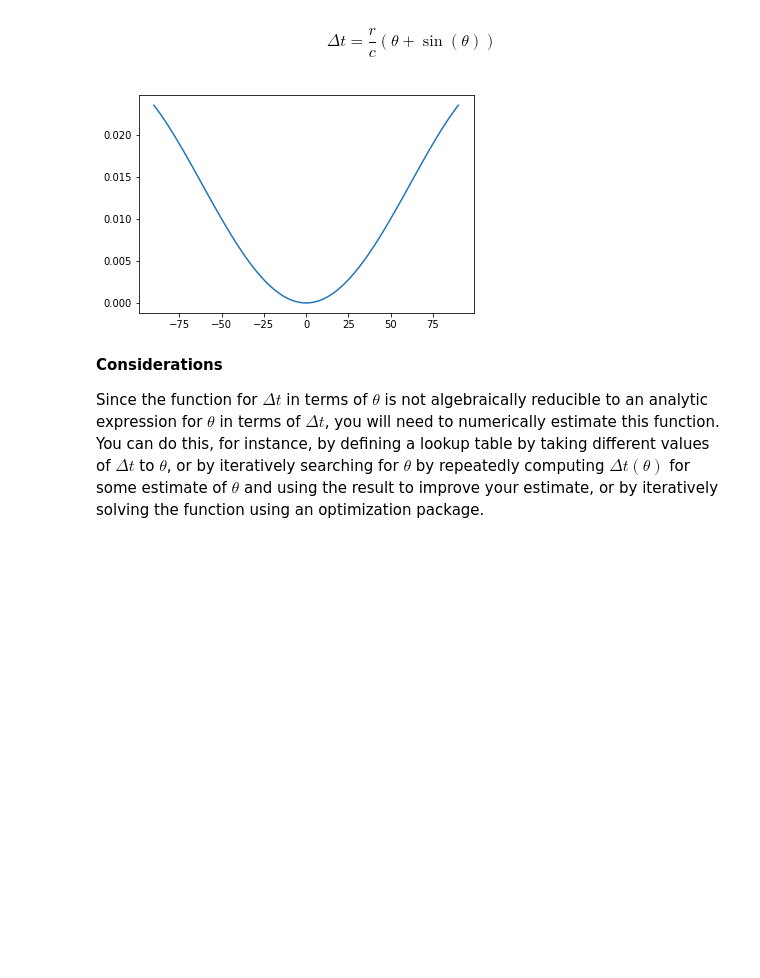
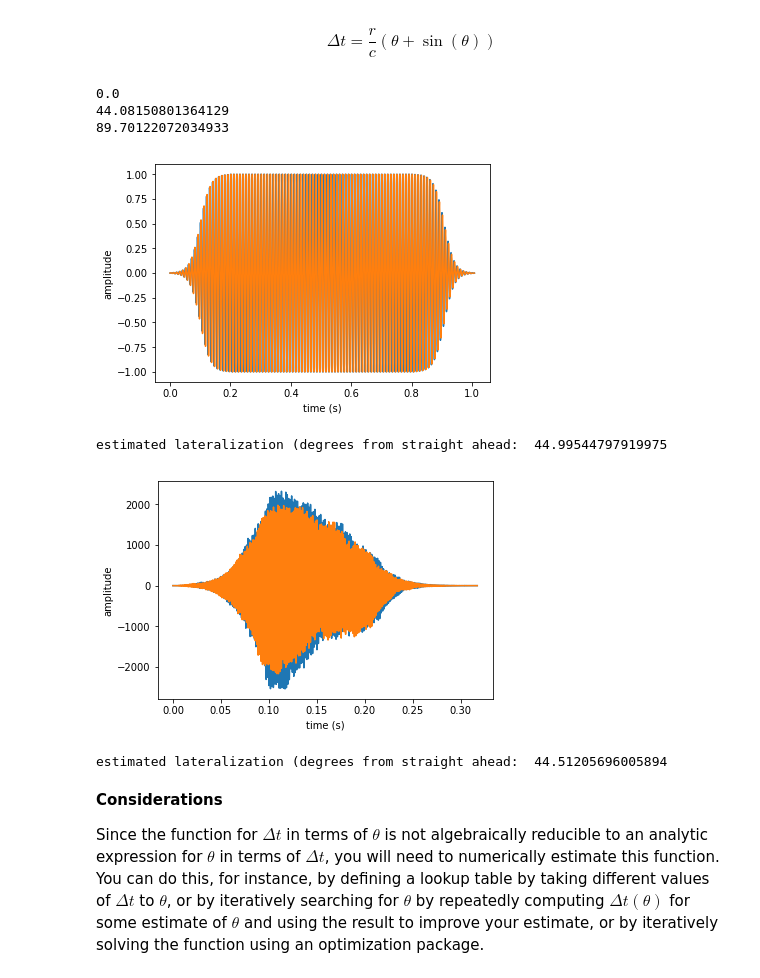
Before and after one commit to brennanmcfarland/computational-perception-class, a Jupyter notebook: CP-A3-bfm21.ipynb, the cells around one changed output. Saved outputs shown, nothing was run; the diff lists cells and outputs as text; code cells hidden in the pictures; blank space fills up the shorter version.

```diff
--- a/CP-A3-bfm21.ipynb
+++ b/CP-A3-bfm21.ipynb
@@ -388,18 +390,48 @@ estimated ITD:  0.008140589569160998
 3.4 (5 points)  Use the idealized model above to estimate the lateralization $\theta$ from the ITD.  Illustrate with examples.  Does this correspond to your own perception?  Try different cases and report your results
 # %% [markdown]
 $$ \Delta t = \frac{r}{c} (\theta+\sin(\theta)) $$
-# %%
-# TODO: this is a helper to figure out how to approximate, but may want to include in final version
-# we can save these values to a dictionary and make it a lookup table, it's faster in the long run
-def plot_itd():
-    angles = np.linspace(-90, 90, 100)
-    itds = [get_itd(angle) for angle in angles]
-    plt.plot(angles, itds)
-
-
-plot_itd()
-# %% [output]
-[figure, removed]
+# %%
+# I'm just using the scipy optimization library to iteratively solve for theta
+def itd_to_angle(itd):
+    result = minimize_scalar(lambda x: abs(get_itd(x) - itd))
+    return result.x
+
+# test against a few representative cases (known from previous inputs)
+print(itd_to_angle(0)) # 0 degrees
+print(itd_to_angle(.008)) # 45 degrees
+print(itd_to_angle(.0234)) # 90 degrees
+
+# and illustrate with examples
+
+angle = -45
+
+# demonstrate with sine wave
+sine_srate = 44100
+sine_domain, sine_codomain = sine_wave(freq=100, secs=1, srate=sine_srate, return_domain=True)
+sine_sound_wave = SoundWave(sine_domain, sine_codomain, sine_srate)
+
+# demonstrate with real sound
+real_srate, real_codomain = wavfile.read('note.wav')
+real_sound_wave = SoundWave(np.linspace(0, len(real_codomain) / real_srate, len(real_codomain)), real_codomain, real_srate)
+
+for sound_wave in (sine_sound_wave, real_sound_wave):
+    stereo_sound, channel_1, channel_2 = stereo_and_ramp(sound_wave.codomain, angle, sound_wave.srate, .2)
+    play_sound(stereo_sound, sound_wave.srate, channels=2)
+    sound_len = len(stereo_sound[:, 0])
+    # the real plots look slightly off because the ramp affects the delayed sound differently
+    plot_wave(np.linspace(0, sound_len / sound_wave.srate, sound_len), stereo_sound[:, 0], ylabel='amplitude', show=False)
+    plot_wave(np.linspace(0, sound_len / sound_wave.srate, sound_len), stereo_sound[:, 1], ylabel='amplitude', show=True)
+    estimated_angle = itd_to_angle(stereo_to_itd(stereo_sound, sound_wave.srate))
+    print('estimated lateralization (degrees from straight ahead: ', estimated_angle)
+    time.sleep(1) # to let the sound finish playing uninterrupted
+# %% [output]
+0.0
+44.08150801364129
+89.70122072034933
+[figure, added]
+estimated lateralization (degrees from straight ahead:  44.99544797919975
+[figure, added]
+estimated lateralization (degrees from straight ahead:  44.51205696005894
 # %% [markdown]
 **Considerations**
 
```
Also changed, not shown: parts of 2 cells of this notebook.
